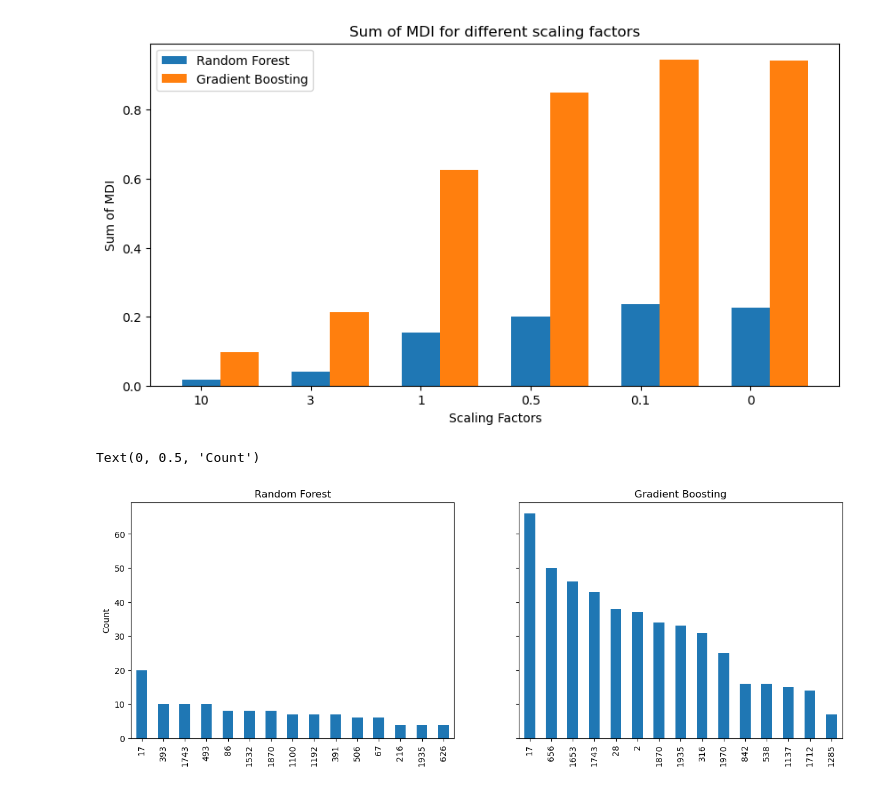
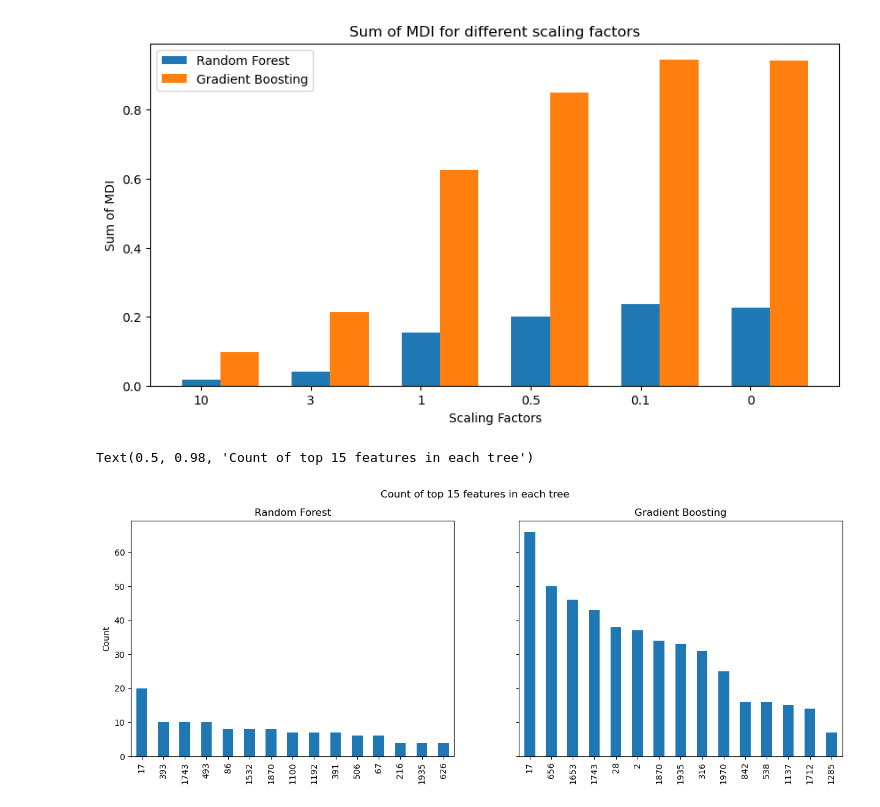
Before and after one commit to rikardradovac/Statistical-learning-for-big-data, a Jupyter notebook: AS2/project2_part1.ipynb, the cells around one changed output. Drawn from its saved outputs; the diff is of its cells as text; code cells hidden in the pictures.

```diff
--- a/AS2/project2_part1.ipynb
+++ b/AS2/project2_part1.ipynb
@@ -223,35 +225,36 @@ for tree in random_forest.estimators_:
         if feature in top_15:
             feature_counts[feature] += 1
 
 
 
 feature_counts = pd.Series(feature_counts).sort_values(ascending=False)
 
 feature_counts.plot(kind='bar', ax=ax1)
 
 ax1.set_title("Random Forest")
 ax1.set_ylabel("Count")
 
 
 
 top_15 = boost_importances.index[:15]
 
 feature_counts = defaultdict(int)
 for tree_group in gradient_boosting.estimators_:
     for tree in tree_group:
         top_15_tree = tree.feature_importances_.argsort()[::-1][:15]
         for feature in top_15_tree:
             if feature in top_15:
                 feature_counts[feature] += 1
 
 feature_counts = pd.Series(feature_counts).sort_values(ascending=False)
 
 feature_counts.plot(kind='bar', ax=ax2)
 ax2.set_title("Gradient Boosting")
 ax2.set_ylabel("Count")
+fig.suptitle("Count of top 15 features in each tree")
 # %% [output]
-Text(0, 0.5, 'Count')
+Text(0.5, 0.98, 'Count of top 15 features in each tree')
-[figure, old version]
+[figure, new version]
 # %%
 # plot the overlap of features between the two models in a venn diagram  for each noise level
 
```
Also changed, not shown: parts of 5 cells of this notebook, 11 other files.
